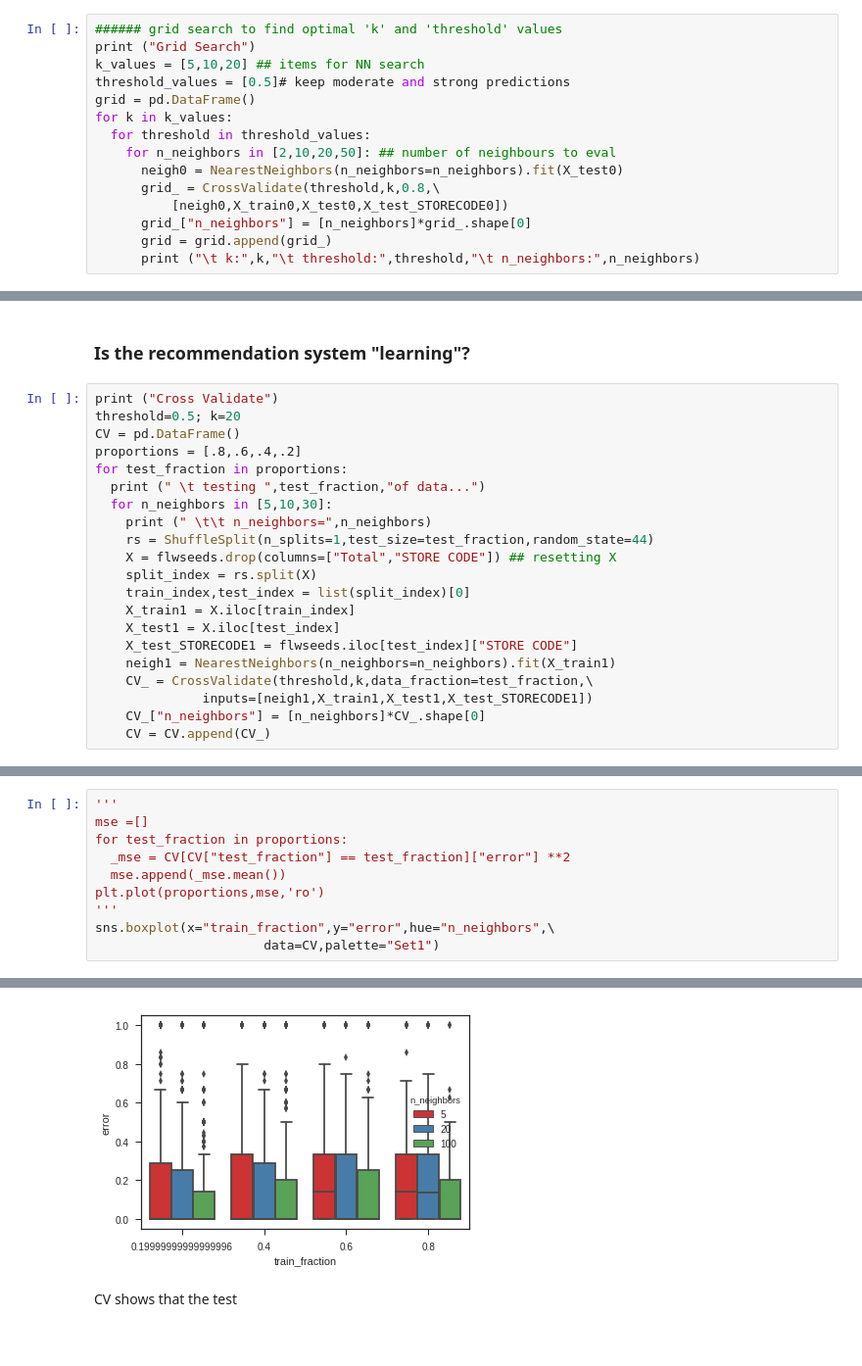
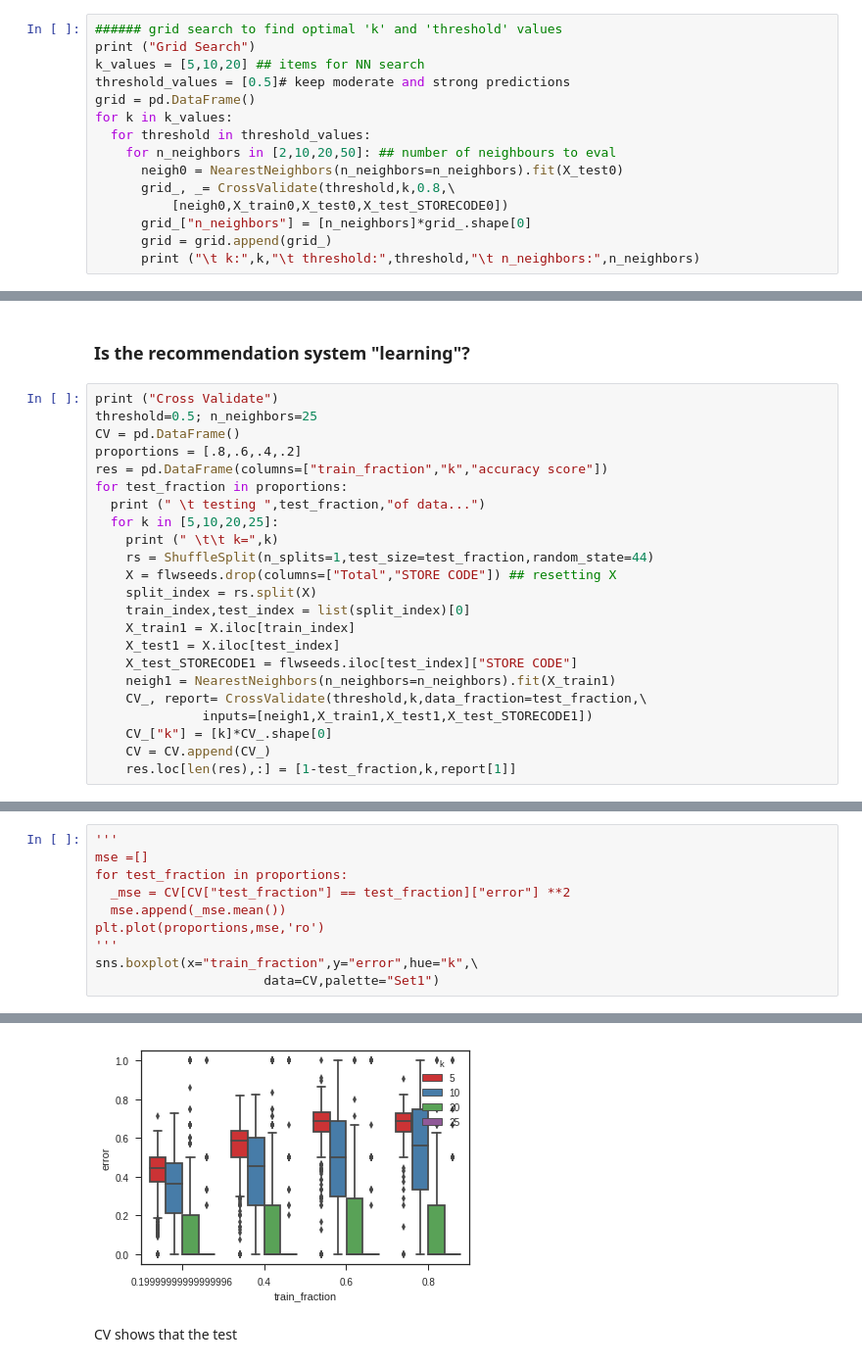
Before and after one commit to juggernautTress/Edelweiss, a Jupyter notebook: Analysis.ipynb, the cells around one changed output, grey strips where cells are left out. Shown: that part at 98% size. Saved outputs shown, nothing was run; the diff lists cells and outputs as text.

```diff
--- a/Analysis.ipynb
+++ b/Analysis.ipynb
@@ -327,7 +348,7 @@ for k in k_values:
   for threshold in threshold_values:
     for n_neighbors in [2,10,20,50]: ## number of neighbours to eval
       neigh0 = NearestNeighbors(n_neighbors=n_neighbors).fit(X_test0)
-      grid_ = CrossValidate(threshold,k,0.8,\
+      grid_, _= CrossValidate(threshold,k,0.8,\
           [neigh0,X_train0,X_test0,X_test_STORECODE0])
       grid_["n_neighbors"] = [n_neighbors]*grid_.shape[0]
       grid = grid.append(grid_)
@@ -365,13 +389,14 @@ When you train about 80% of the data:
 ### Is the recommendation system "learning"?
 # %%
 print ("Cross Validate")
-threshold=0.5; k=20
+threshold=0.5; n_neighbors=25
 CV = pd.DataFrame()
 proportions = [.8,.6,.4,.2]
+res = pd.DataFrame(columns=["train_fraction","k","accuracy score"])
 for test_fraction in proportions:
   print (" \t testing ",test_fraction,"of data...")
-  for n_neighbors in [5,10,30]:
-    print (" \t\t n_neighbors=",n_neighbors)
+  for k in [5,10,20,25]:
+    print (" \t\t k=",k)
     rs = ShuffleSplit(n_splits=1,test_size=test_fraction,random_state=44)
     X = flwseeds.drop(columns=["Total","STORE CODE"]) ## resetting X
     split_index = rs.split(X)
@@ -380,10 +405,11 @@ for test_fraction in proportions:
     X_test1 = X.iloc[test_index]
     X_test_STORECODE1 = flwseeds.iloc[test_index]["STORE CODE"]
     neigh1 = NearestNeighbors(n_neighbors=n_neighbors).fit(X_train1)
-    CV_ = CrossValidate(threshold,k,data_fraction=test_fraction,\
+    CV_, report= CrossValidate(threshold,k,data_fraction=test_fraction,\
               inputs=[neigh1,X_train1,X_test1,X_test_STORECODE1])
-    CV_["n_neighbors"] = [n_neighbors]*CV_.shape[0]
+    CV_["k"] = [k]*CV_.shape[0]
     CV = CV.append(CV_)
+    res.loc[len(res),:] = [1-test_fraction,k,report[1]]
 # %% [output]
 Cross Validate
          testing  0.8 of data...
@@ -400,15 +431,15 @@ Cross Validate
 # %%
 '''
 mse =[]
 for test_fraction in proportions:
   _mse = CV[CV["test_fraction"] == test_fraction]["error"] **2
   mse.append(_mse.mean())
 plt.plot(proportions,mse,'ro')
 '''
-sns.boxplot(x="train_fraction",y="error",hue="n_neighbors",\
+sns.boxplot(x="train_fraction",y="error",hue="k",\
                       data=CV,palette="Set1")
 # %% [output]
 <matplotlib.axes._subplots.AxesSubplot at 0x...>
-[figure, old version]
+[figure, new version]
 # %% [markdown]
 CV shows that the test
```
Also changed, not shown: parts of 10 cells of this notebook.
